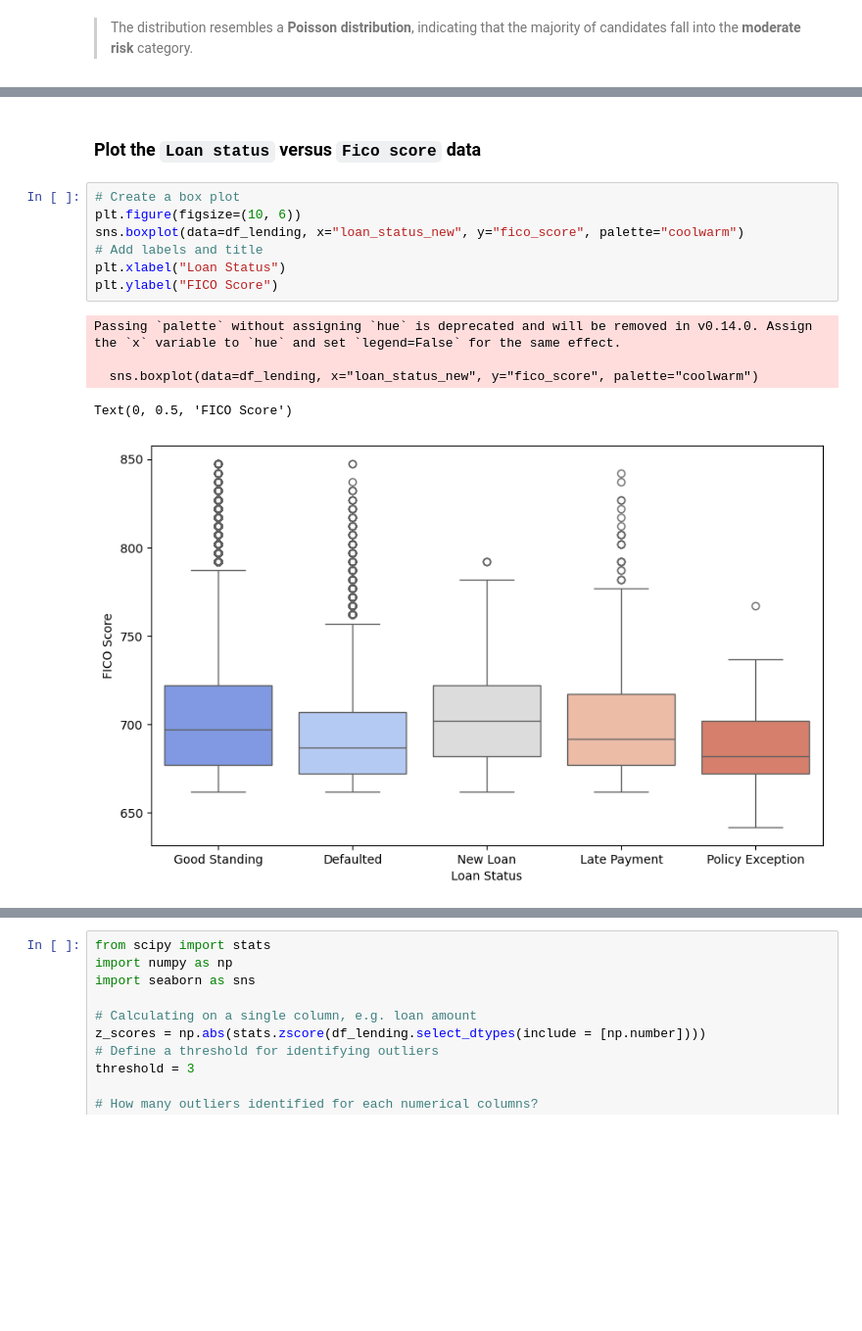
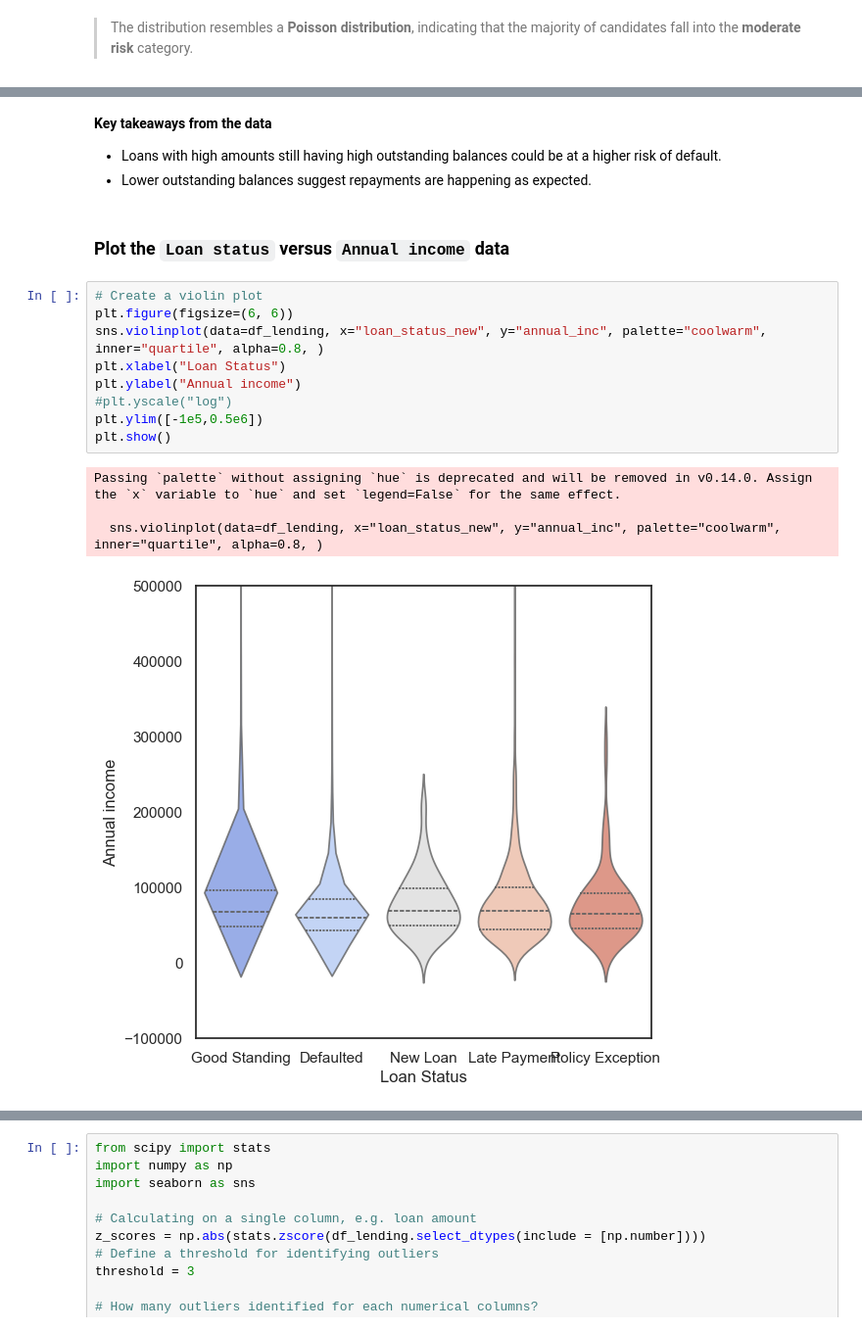
Before and after one commit to hisaylama/Data-Science-in-Finance, a Jupyter notebook: Assignment-1_Hisay_data_cleaning.ipynb, the cells around one changed output, grey strips where cells are left out. Shown at 98% size. Saved outputs shown, nothing was run; the diff lists cells and outputs as text; blank space fills up the shorter version.

```diff
--- a/Assignment-1_Hisay_data_cleaning.ipynb
+++ b/Assignment-1_Hisay_data_cleaning.ipynb
@@ -450,15 +487,20 @@ plt.show()
+# %% [markdown]
+**Key takeaways from the data**
+- Loans with high amounts still having high outstanding balances could be at a higher risk of default.
+- Lower outstanding balances suggest repayments are happening as expected.
 # %% [markdown]
-### **Plot the `Loan status` versus `Fico score` data**
+### **Plot the `Loan status` versus `Annual income` data**
 # %%
-# Create a box plot
-plt.figure(figsize=(10, 6))
-sns.boxplot(data=df_lending, x="loan_status_new", y="fico_score", palette="coolwarm")
-# Add labels and title
+# Create a violin plot
+plt.figure(figsize=(6, 6))
+sns.violinplot(data=df_lending, x="loan_status_new", y="annual_inc", palette="coolwarm", inner="quartile", alpha=0.8, )
 plt.xlabel("Loan Status")
-plt.ylabel("FICO Score")
+plt.ylabel("Annual income")
+#plt.yscale("log")
+plt.ylim([-1e5,0.5e6])
+plt.show()
 # %% [output]
 Passing `palette` without assigning `hue` is deprecated and will be removed in v0.14.0. Assign the `x` variable to `hue` and set `legend=False` for the same effect.
 
-  sns.boxplot(data=df_lending, x="loan_status_new", y="fico_score", palette="coolwarm")
+  sns.violinplot(data=df_lending, x="loan_status_new", y="annual_inc", palette="coolwarm", inner="quartile", alpha=0.8, )
-Text(0, 0.5, 'FICO Score')
-[figure, old version]
+[figure, new version]
```
Also changed, not shown: parts of 13 cells of this notebook.
